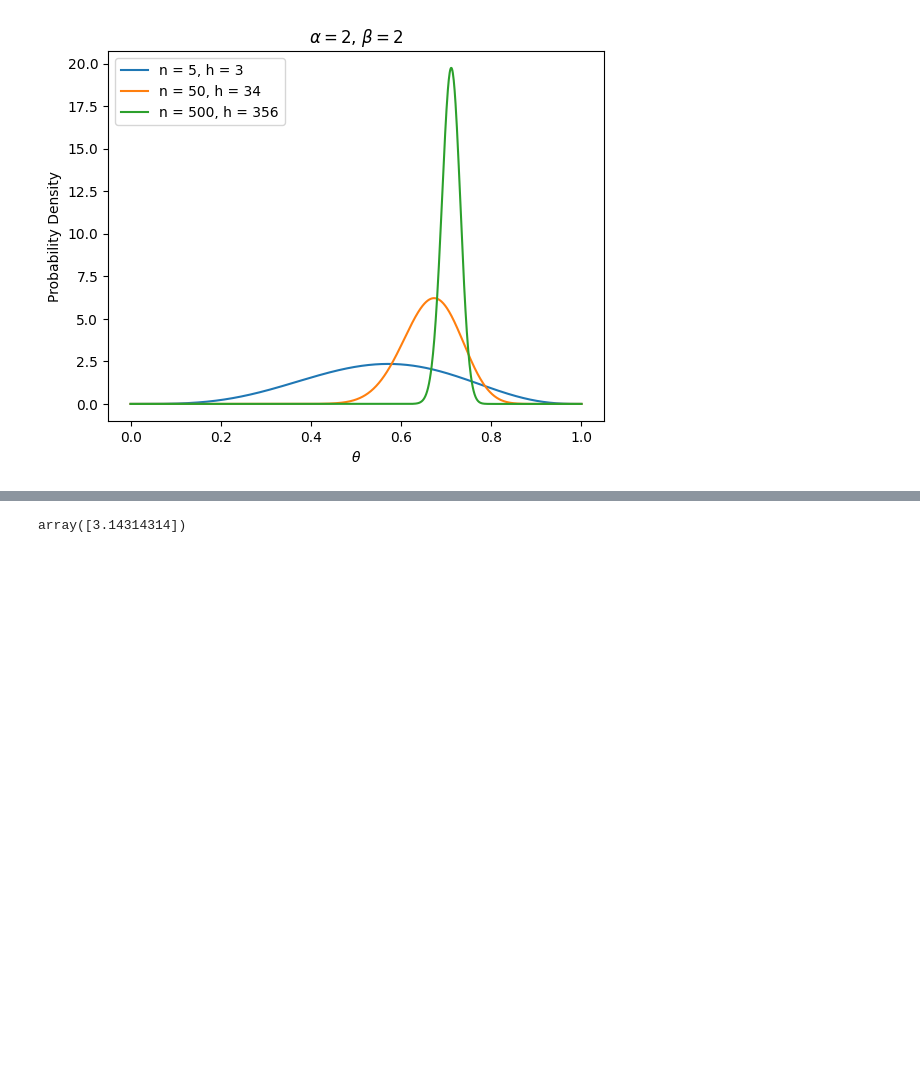
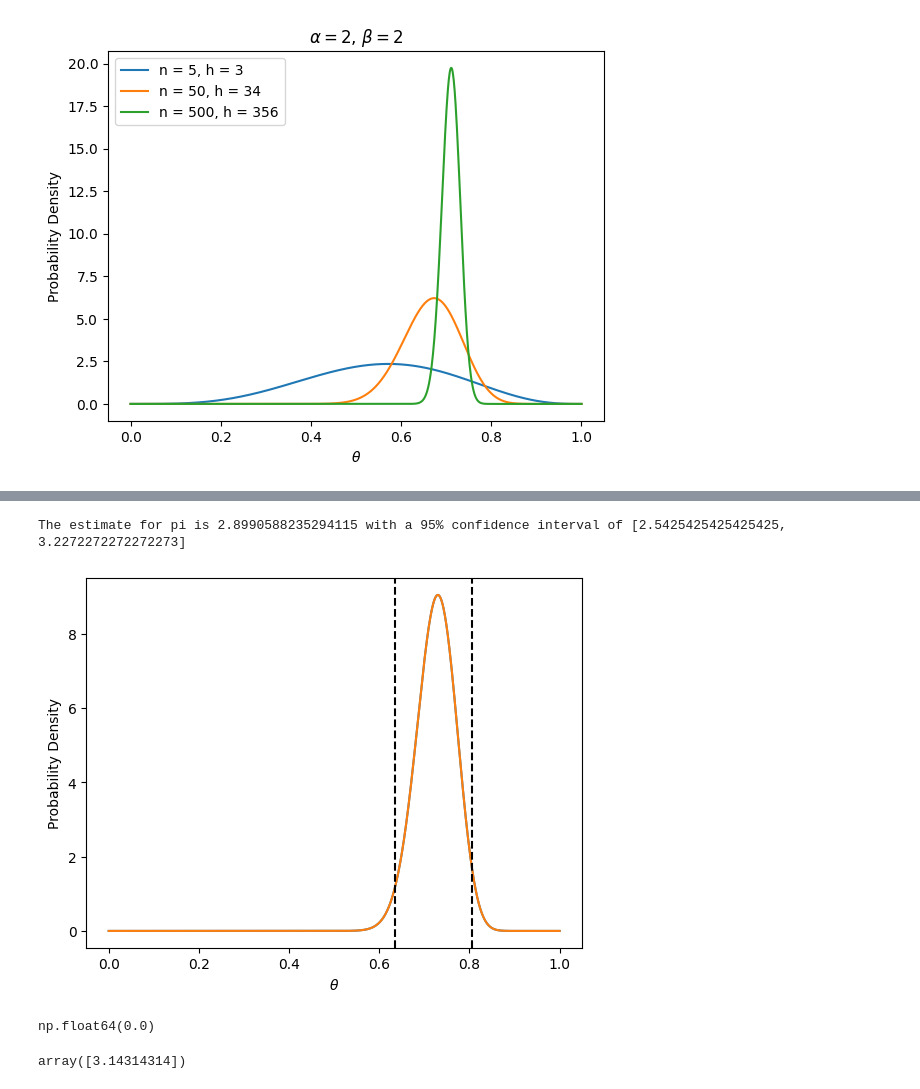
Before and after one commit to Clambert-OU/astr5900, a Jupyter notebook: hw6/hw6.ipynb, the cells around one changed output, grey strips where cells are left out. Drawn from its saved outputs; the diff is of its cells as text; code cells hidden in the pictures; blank space fills up the shorter version.

Commit message:
commented entire code, patched pi estimate

```diff
--- a/hw6/hw6.ipynb
+++ b/hw6/hw6.ipynb
@@ -141,3 +123,35 @@ pi_est = posterior(1,1,N,len(index_in))
+# %%
+# generate PDF of probability that a point is inside the circle with flat priors
+theta_arr, pi_post = posterior(1,1,N,len(index_in))
+
+# use this probability to estimate pi using area ratios
+pi_est = np.mean(theta_arr * pi_post)*4
+
+# PDF resolution for CDF computation
+dtheta = theta_arr[1]-theta_arr[0]
+
+# compute CDF to find percentiles
+cdf = np.cumsum(pi_post)*dtheta
+pi_low = theta_arr[np.searchsorted(cdf, 0.025)] * 4
+pi_high = theta_arr[np.searchsorted(cdf, 0.975)] * 4
+
+# plot with 95 percentile (dotted) lines
+plt.plot(theta_arr, pi_post)
+plt.xlabel(r'$\theta$')
+plt.ylabel('Probability Density')
+plt.gca().get_legend().remove()
+
+plt.axvline(pi_low / 4, linestyle='--', color='black')
+plt.axvline(pi_high / 4, linestyle='--', color='black')
+
+print(f'The estimate for pi is {pi_est} with a 95% confidence interval of [{pi_low}, {pi_high}]')
+# %% [output]
+The estimate for pi is 2.8990588235294115 with a 95% confidence interval of [2.5425425425425425, 3.2272272272272273]
+[figure, added]
+# %%
+mean
+# %% [output]
+np.float64(0.0)
 # %%
 pi = pi_est[0][np.where(pi_est[1] == np.max(pi_est[1]))] * 4
 pi
```
Also changed, not shown: parts of 10 cells of this notebook.
